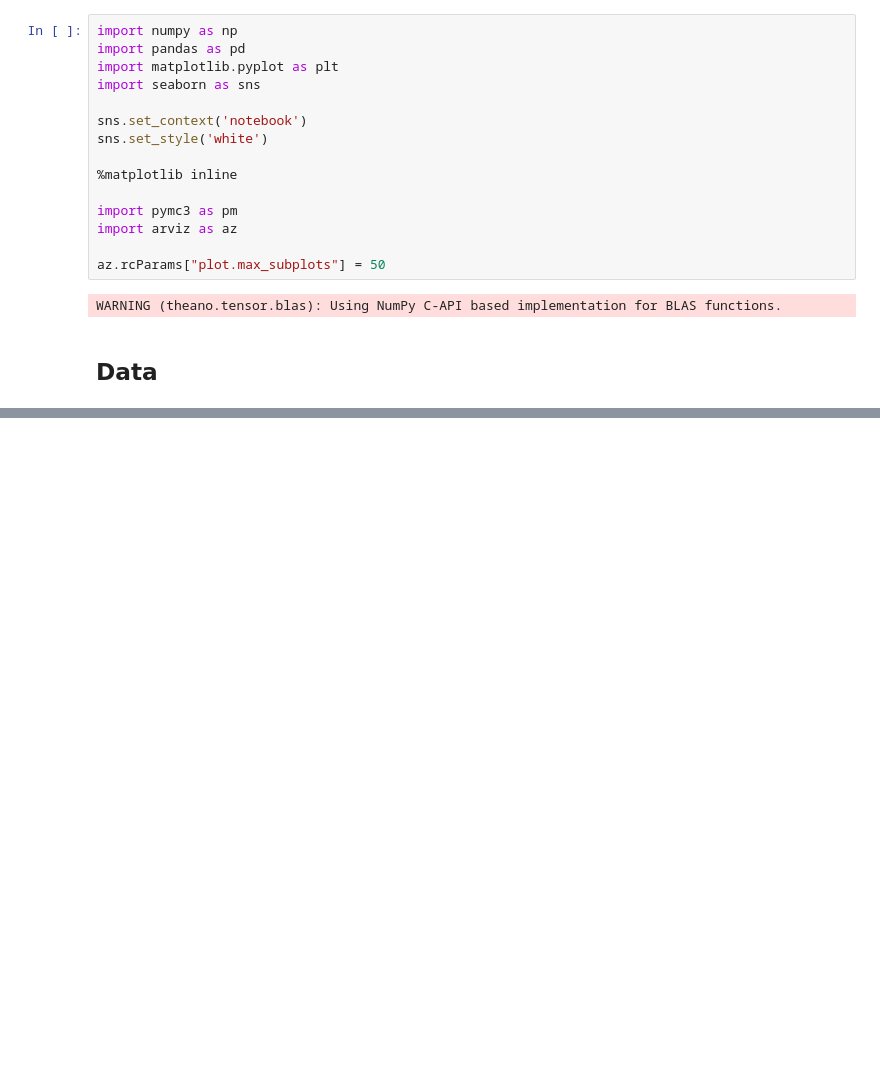
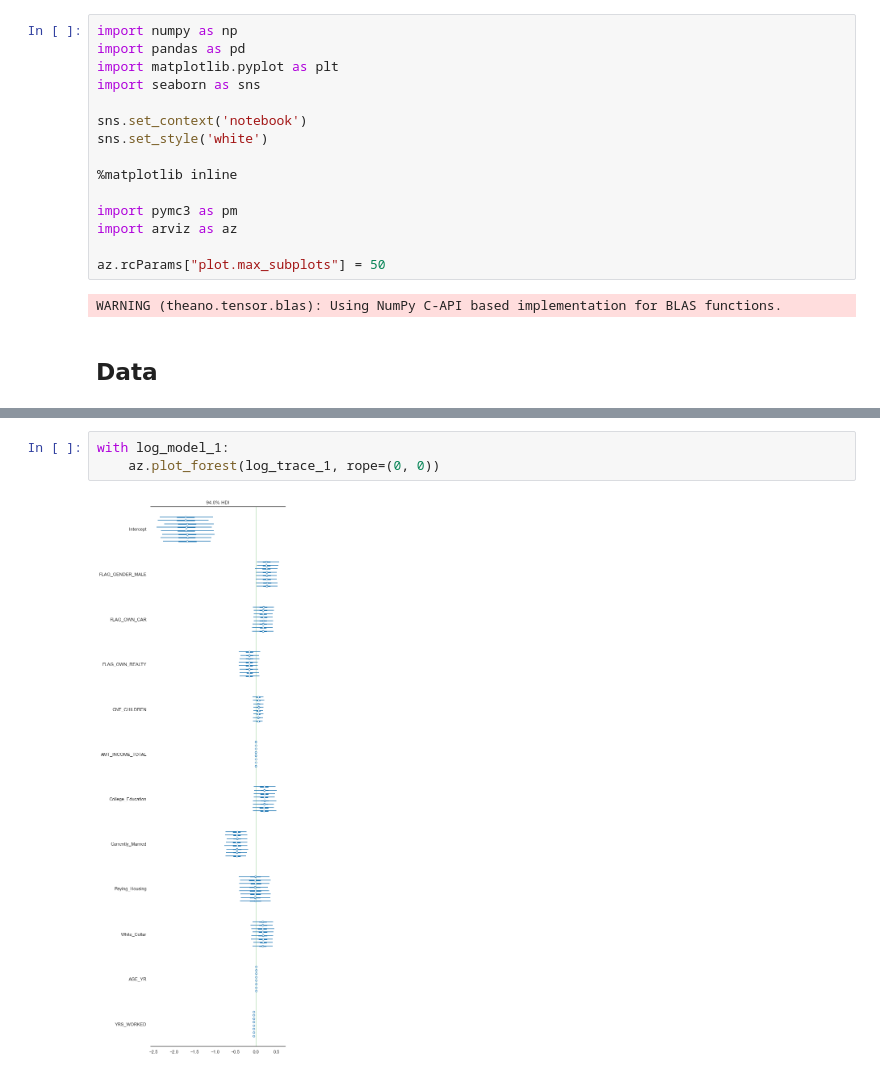
Before and after one commit to LaurenBassett/CreditCardApprovalModel, a Jupyter notebook: LogRegHierModel.ipynb, the cells around one changed output, grey strips where cells are left out. Cells and saved outputs as stored; diff of their text form; blank space fills up the shorter version.

```diff
--- a/LogRegHierModel.ipynb
+++ b/LogRegHierModel.ipynb
@@ -90,0 +148,5 @@ target_paid = data['target_paid'].values
+# %%
+with log_model_1:
+    az.plot_forest(log_trace_1, rope=(0, 0))
+# %% [output]
+[figure, added]
```
Also changed, not shown: parts of 31 cells of this notebook.
